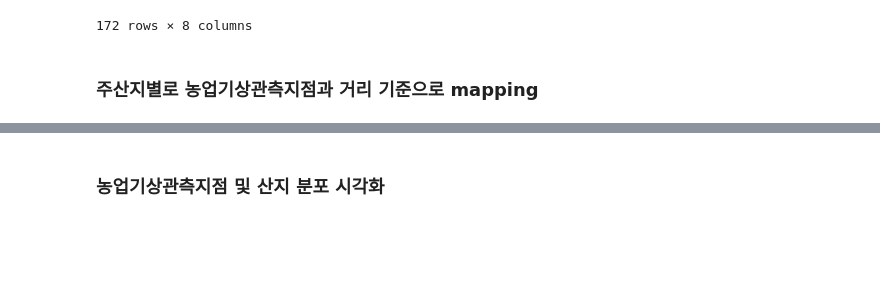
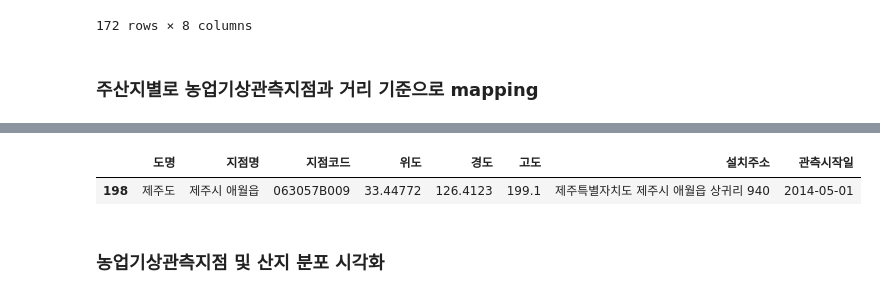
Before and after one commit to HyeonUk1504/JangbogoProject, a Jupyter notebook: develop/weather_.ipynb, the cells around one changed output, grey strips where cells are left out. Saved outputs shown, nothing was run; the diff lists cells and outputs as text; code cells hidden in the pictures; blank space fills up the shorter version.

```diff
--- a/develop/weather_.ipynb
+++ b/develop/weather_.ipynb
@@ -218,6 +218,11 @@ stn_info[stn_info.지점코드 == code_dict['전라남도 무안군']] # 원래
 # %% [output]
 |  | 도명 | 지점명 | 지점코드 | 위도 | 경도 | 고도 | 설치주소 | 관측시작일 |
 | 101 | 전라남도 | 무안군 청계면 | 5.35E+06 | 34.96849 | 126.45608 | 30.0 | 전라남도 무안군 청계면 청천리 293-2(무안로 199) | 2010-12-17 |
+# %%
+stn_info[stn_info.지점코드 == code_dict['제주도 제주시']] # 원래 지점 코드가 5.35E+06 인걸로..
+# %% [output]
+|  | 도명 | 지점명 | 지점코드 | 위도 | 경도 | 고도 | 설치주소 | 관측시작일 |
+| 198 | 제주도 | 제주시 애월읍 | 063057B009 | 33.44772 | 126.4123 | 199.1 | 제주특별자치도 제주시 애월읍 상귀리 940 | 2014-05-01 |
 # %% [markdown]
 ### 농업기상관측지점 및 산지 분포 시각화
 # %%
```
Also changed, not shown: parts of 24 cells of this notebook, 1 other file.
